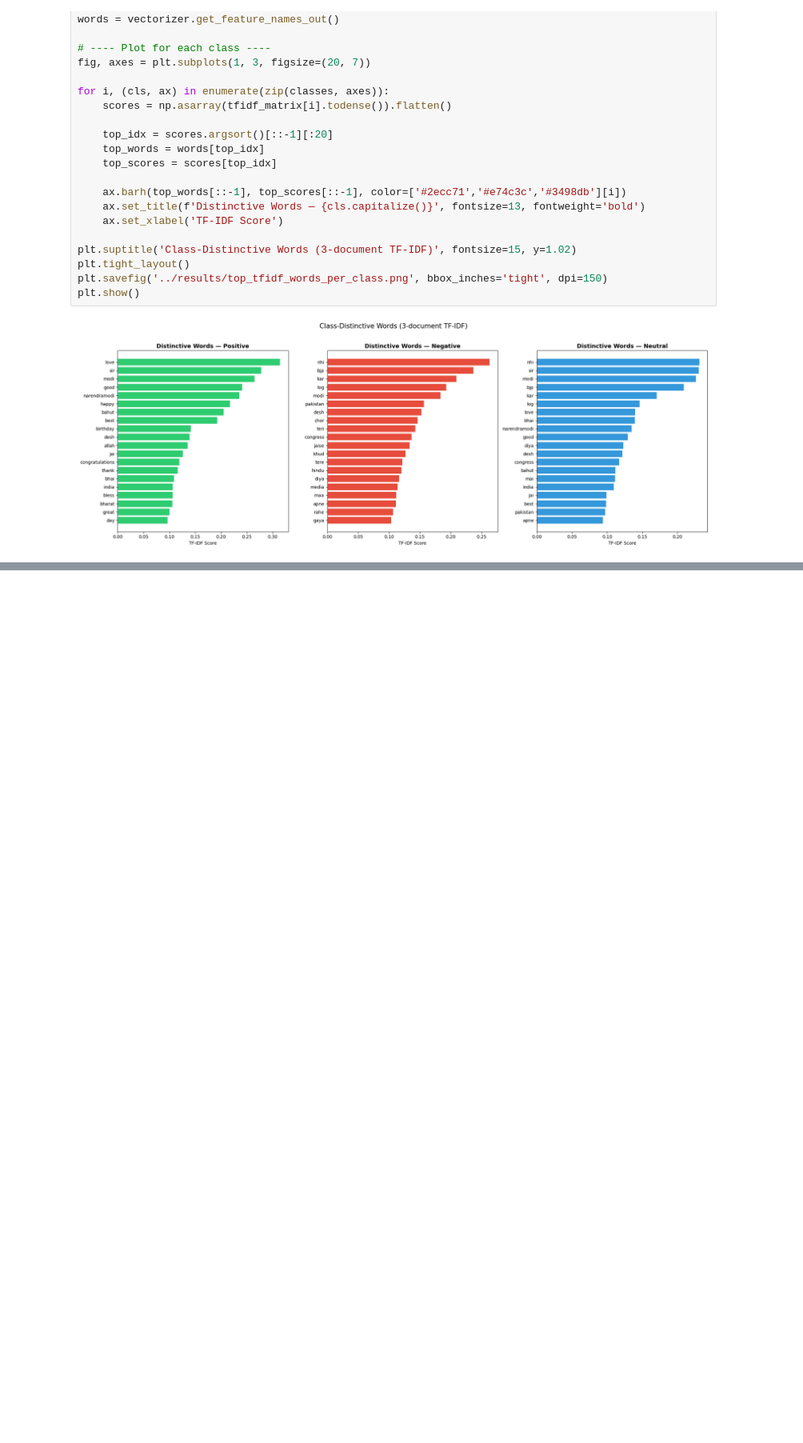
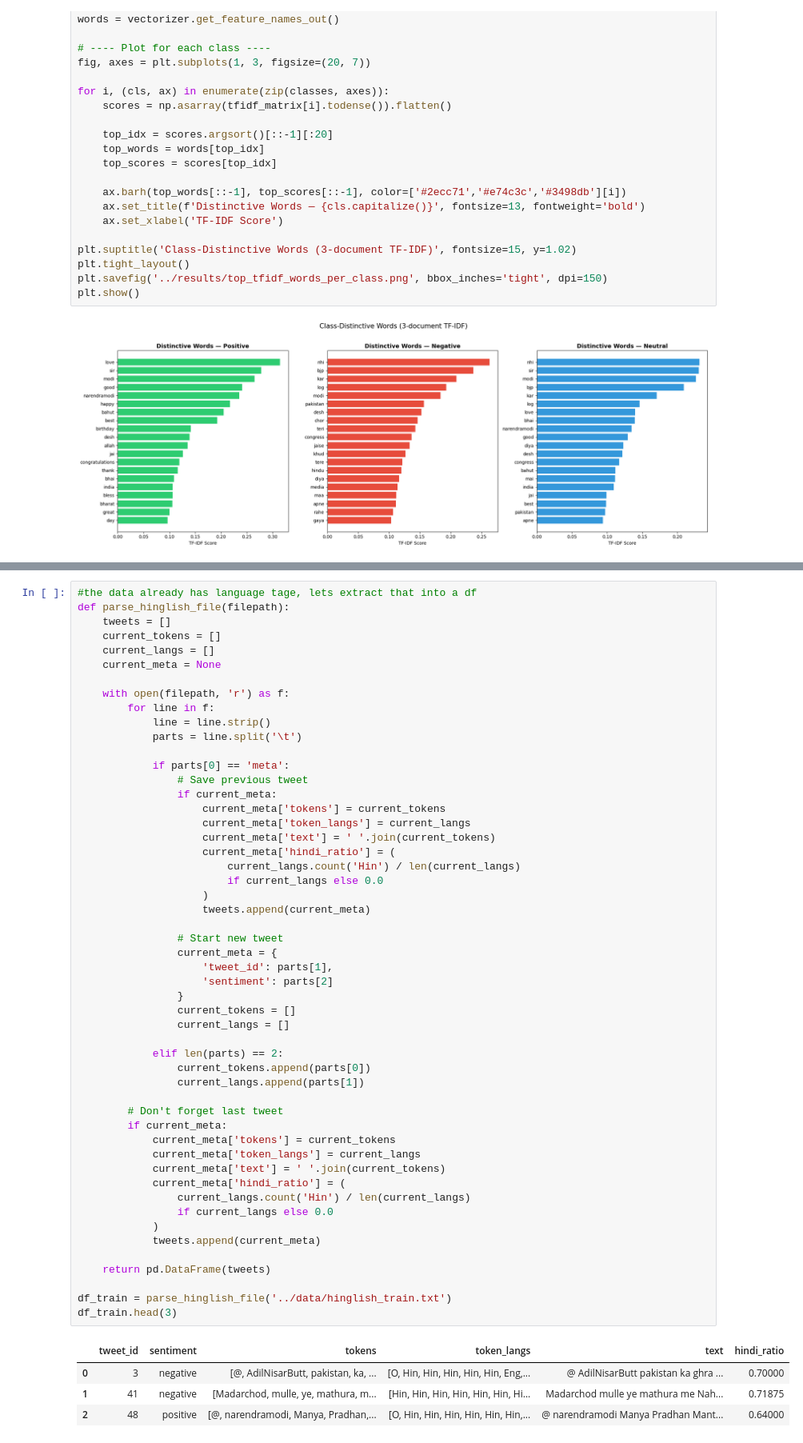
Before and after one commit to HarshAggarwal524/hinglish-sentiment-analysis, a Jupyter notebook: notebooks/eda.ipynb, the cells around one changed output, grey strips where cells are left out. Shown at 80% size. Drawn from its saved outputs; the diff is of its cells as text; blank space fills up the shorter version.

```diff
--- a/notebooks/eda.ipynb
+++ b/notebooks/eda.ipynb
@@ -237,0 +270,57 @@ plt.show()
+# %%
+#the data already has language tage, lets extract that into a df
+def parse_hinglish_file(filepath):
+    tweets = []
+    current_tokens = []
+    current_langs = []
+    current_meta = None
+
+    with open(filepath, 'r') as f:
+        for line in f:
+            line = line.strip()
+            parts = line.split('\t')
+
+            if parts[0] == 'meta':
+                # Save previous tweet
+                if current_meta:
+                    current_meta['tokens'] = current_tokens
+                    current_meta['token_langs'] = current_langs
+                    current_meta['text'] = ' '.join(current_tokens)
+                    current_meta['hindi_ratio'] = (
+                        current_langs.count('Hin') / len(current_langs)
+                        if current_langs else 0.0
+                    )
+                    tweets.append(current_meta)
+
+                # Start new tweet
+                current_meta = {
+                    'tweet_id': parts[1],
+                    'sentiment': parts[2]
+                }
+                current_tokens = []
+                current_langs = []
+
+            elif len(parts) == 2:
+                current_tokens.append(parts[0])
+                current_langs.append(parts[1])
+
+        # Don't forget last tweet
+        if current_meta:
+            current_meta['tokens'] = current_tokens
+            current_meta['token_langs'] = current_langs
+            current_meta['text'] = ' '.join(current_tokens)
+            current_meta['hindi_ratio'] = (
+                current_langs.count('Hin') / len(current_langs)
+                if current_langs else 0.0
+            )
+            tweets.append(current_meta)
+
+    return pd.DataFrame(tweets)
+
+df_train = parse_hinglish_file('../data/hinglish_train.txt')
+df_train.head(3)
+# %% [output]
+|  | tweet_id | sentiment | tokens | token_langs | text | hindi_ratio |
+| 0 | 3 | negative | [@, AdilNisarButt, pakistan, ka, ... | [O, Hin, Hin, Hin, Hin, Hin, Eng,... | @ AdilNisarButt pakistan ka ghra ... | 0.70000 |
+| 1 | 41 | negative | [Madarchod, mulle, ye, mathura, m... | [Hin, Hin, Hin, Hin, Hin, Hin, Hi... | Madarchod mulle ye mathura me Nah... | 0.71875 |
+| 2 | 48 | positive | [@, narendramodi, Manya, Pradhan,... | [O, Hin, Hin, Hin, Hin, Hin, Hin,... | @ narendramodi Manya Pradhan Mant... | 0.64000 |
```
Also changed, not shown: parts of 9 cells of this notebook, 1 other file.
